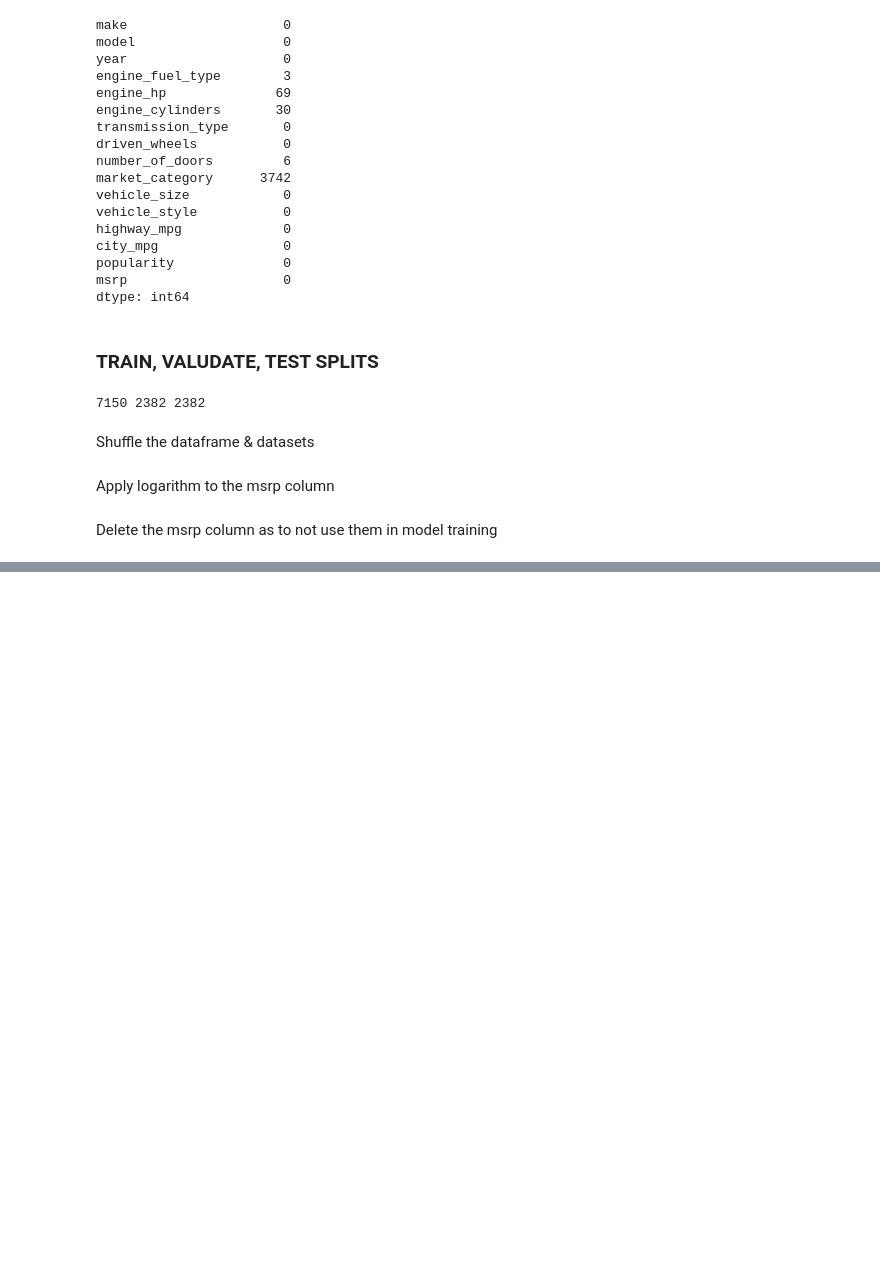
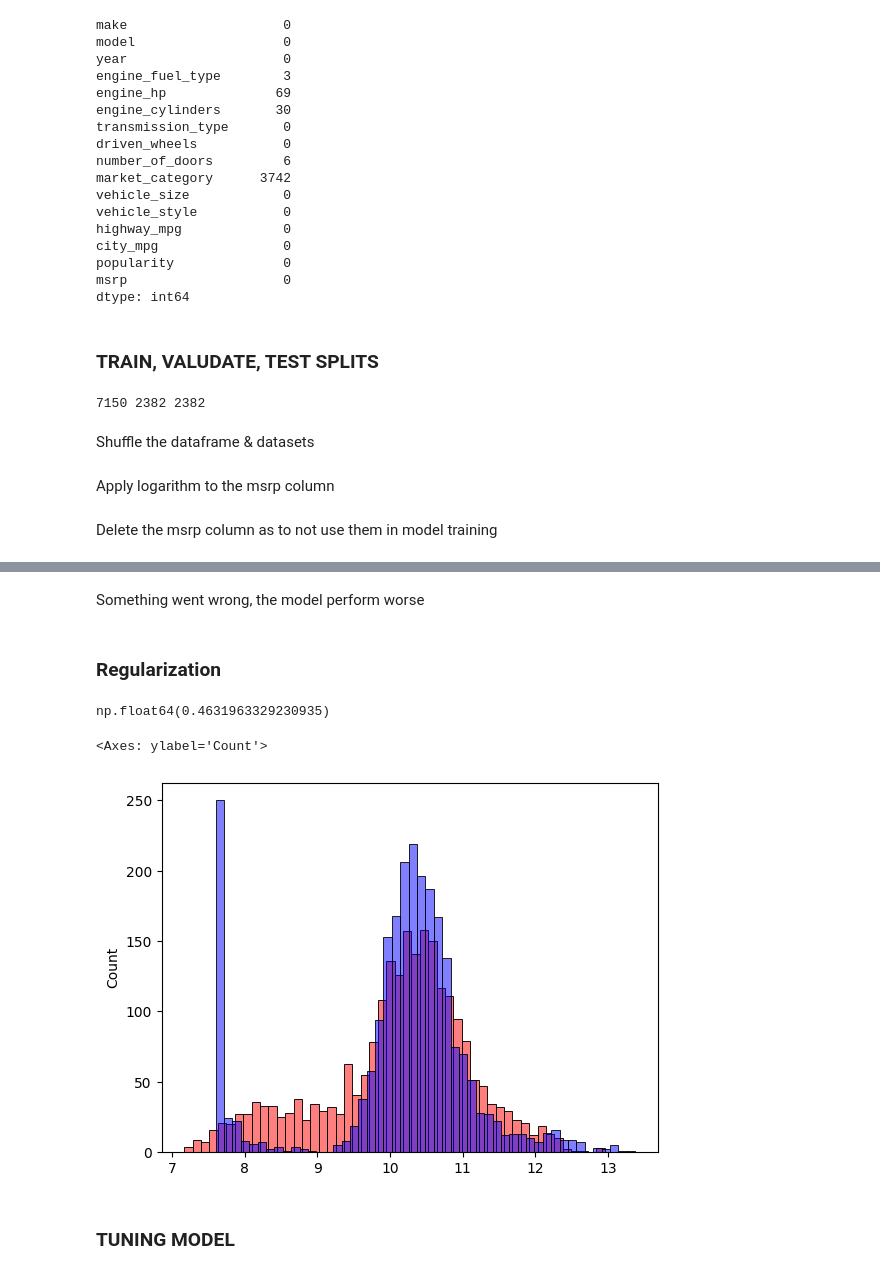
Before and after one commit to hensonhusada/ml_zoomcamp, a Jupyter notebook: 02_regression/explore_cars.ipynb, the cells around one changed output, grey strips where cells are left out. Saved outputs shown, nothing was run; the diff lists cells and outputs as text; code cells hidden in the pictures; blank space fills up the shorter version.

```diff
--- a/02_regression/explore_cars.ipynb
+++ b/02_regression/explore_cars.ipynb
@@ -171,0 +406,12 @@ df_train.head()
+# %%
+categorical_variables = [
+    'make', 'engine_fuel_type', 'transmission_type', 'driven_wheels',
+    'market_category', 'vehicle_size', 'vehicle_style'
+]
+
+categories = {}
+
+for c in categorical_variables:
+    categories[c] = list(cars_df[c].value_counts().head().index)
+
+categories
@@ -171,0 +479,36 @@ df_train.head()
+# %% [markdown]
+<p> Something went wrong, the model perform worse
+# %% [markdown]
+### Regularization
+# %%
+# reg = regularized
+# parameter r = short for regularization
+def train_linear_regression_reg(X, y, r=0.001):
+    ones = np.ones(X.shape[0])
+    X = np.column_stack([ones, X])
+
+    XTX = X.T.dot(X)
+    XTX = XTX + r*np.eye(XTX.shape[0])
+
+    XTX_inv = np.linalg.inv(XTX)
+    w_full = XTX_inv.dot(X.T).dot(y)
+
+    return w_full[0], w_full[1:]
+# %%
+X_train = prepare_X(df_train)
+w0, w = train_linear_regression_reg(X_train, y_train, r=0.01)
+
+X_val = prepare_X(df_val)
+y_pred = w0 + X_val.dot(w)
+
+rmse(y_val, y_pred)
+# %% [output]
+np.float64(0.4631963329230935)
+# %%
+sns.histplot(y_pred, color='red', alpha=0.5, bins=50)
+sns.histplot(y_val, color='blue', alpha=0.5, bins=50)
+# %% [output]
+<Axes: ylabel='Count'>
+[figure, added]
+# %% [markdown]
+### TUNING MODEL
```
Also changed, not shown: parts of 47 cells of this notebook, 1 other file.
